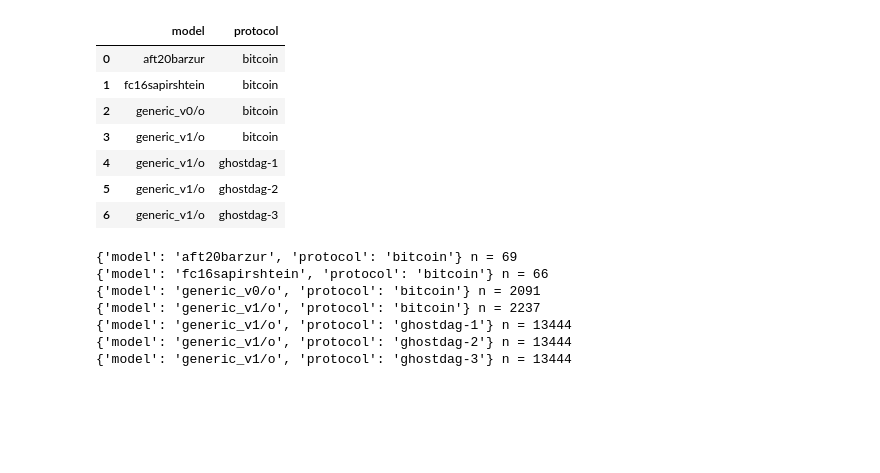
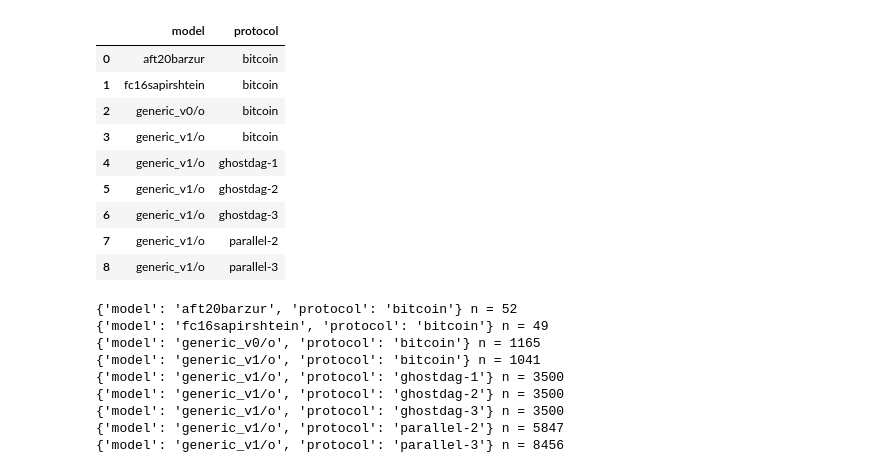
Before and after one commit to pkel/cpr, a Jupyter notebook: mdp/3-generic-v1-mdp-solving.ipynb, the cells around one changed output. Cells and saved outputs as stored; diff of their text form; code cells hidden in the pictures; blank space fills up the shorter version.

```diff
--- a/mdp/3-generic-v1-mdp-solving.ipynb
+++ b/mdp/3-generic-v1-mdp-solving.ipynb
@@ -10,6 +10,7 @@ from lib.models.generic_v0.model import SelfishMining as G0Model
 from lib.models.generic_v0.model import mappable_params, map_params
 from lib.models.generic_v1.protocols.bitcoin import Protocol as G1Bitcoin
 from lib.models.generic_v1.protocols.ghostdag import Protocol as G1Ghostdag
+from lib.models.generic_v1.protocols.parallel import Protocol as G1Parallel
 from lib.models.generic_v1.model import SingleAgent as G1Model
 from lib.models.aft20barzur import BitcoinSM as AFT20BarZur, ptmdp
 from lib.models.fc16sapirshtein import BitcoinSM as FC16Sapirshtein
@@ -79,35 +80,63 @@ add_model(
         force_consider_own=True,
         merge_isomorphic=True,
         collect_garbage=True,
         truncate_common_chain=True,
     ),
 )
 add_model(
     model="generic_v1/o",  # optimized
     protocol="ghostdag-3",
     implicit_mdp=G1Model(
         G1Ghostdag,
         k=3,
         **mappable_params,
         force_consider_own=True,
         merge_isomorphic=True,
         collect_garbage=True,
         truncate_common_chain=True,
     ),
 )
+add_model(
+    model="generic_v1/o",  # optimized
+    protocol="parallel-2",
+    implicit_mdp=G1Model(
+        G1Parallel,
+        k=2,
+        **mappable_params,
+        force_consider_own=True,
+        merge_isomorphic=True,
+        collect_garbage=True,
+        truncate_common_chain=True,
+    ),
+)
+add_model(
+    model="generic_v1/o",  # optimized
+    protocol="parallel-3",
+    implicit_mdp=G1Model(
+        G1Parallel,
+        k=3,
+        **mappable_params,
+        force_consider_own=True,
+        merge_isomorphic=True,
+        collect_garbage=True,
+        truncate_common_chain=True,
+    ),
+)
 
 pandas.DataFrame(models)
 # %% [output]
 |  | model | protocol |
 | 0 | aft20barzur | bitcoin |
 | 1 | fc16sapirshtein | bitcoin |
 | 2 | generic_v0/o | bitcoin |
 | 3 | generic_v1/o | bitcoin |
 | 4 | generic_v1/o | ghostdag-1 |
 | 5 | generic_v1/o | ghostdag-2 |
 | 6 | generic_v1/o | ghostdag-3 |
+| 7 | generic_v1/o | parallel-2 |
+| 8 | generic_v1/o | parallel-3 |
 # %%
-distance = 6
+distance = 5
 mappable_explicit_mdps = []
 
 for i, imdp in enumerate(implicit_mdps):
@@ -127,13 +156,15 @@ for i, imdp in enumerate(implicit_mdps):
     mappable_explicit_mdps.append(emdp)
     print(f" n = {emdp.n_states}")
 # %% [output]
-{'model': 'aft20barzur', 'protocol': 'bitcoin'} n = 69
-{'model': 'fc16sapirshtein', 'protocol': 'bitcoin'} n = 66
-{'model': 'generic_v0/o', 'protocol': 'bitcoin'} n = 2091
-{'model': 'generic_v1/o', 'protocol': 'bitcoin'} n = 2237
-{'model': 'generic_v1/o', 'protocol': 'ghostdag-1'} n = 13444
-{'model': 'generic_v1/o', 'protocol': 'ghostdag-2'} n = 13444
-{'model': 'generic_v1/o', 'protocol': 'ghostdag-3'} n = 13444
+{'model': 'aft20barzur', 'protocol': 'bitcoin'} n = 52
+{'model': 'fc16sapirshtein', 'protocol': 'bitcoin'} n = 49
+{'model': 'generic_v0/o', 'protocol': 'bitcoin'} n = 1165
+{'model': 'generic_v1/o', 'protocol': 'bitcoin'} n = 1041
+{'model': 'generic_v1/o', 'protocol': 'ghostdag-1'} n = 3500
+{'model': 'generic_v1/o', 'protocol': 'ghostdag-2'} n = 3500
+{'model': 'generic_v1/o', 'protocol': 'ghostdag-3'} n = 3500
+{'model': 'generic_v1/o', 'protocol': 'parallel-2'} n = 5847
+{'model': 'generic_v1/o', 'protocol': 'parallel-3'} n = 8456
 # %%
 networks = []
 for alpha in range(0, 51, 5):
```
Also changed, not shown: parts of 5 cells of this notebook, 15 other files.
